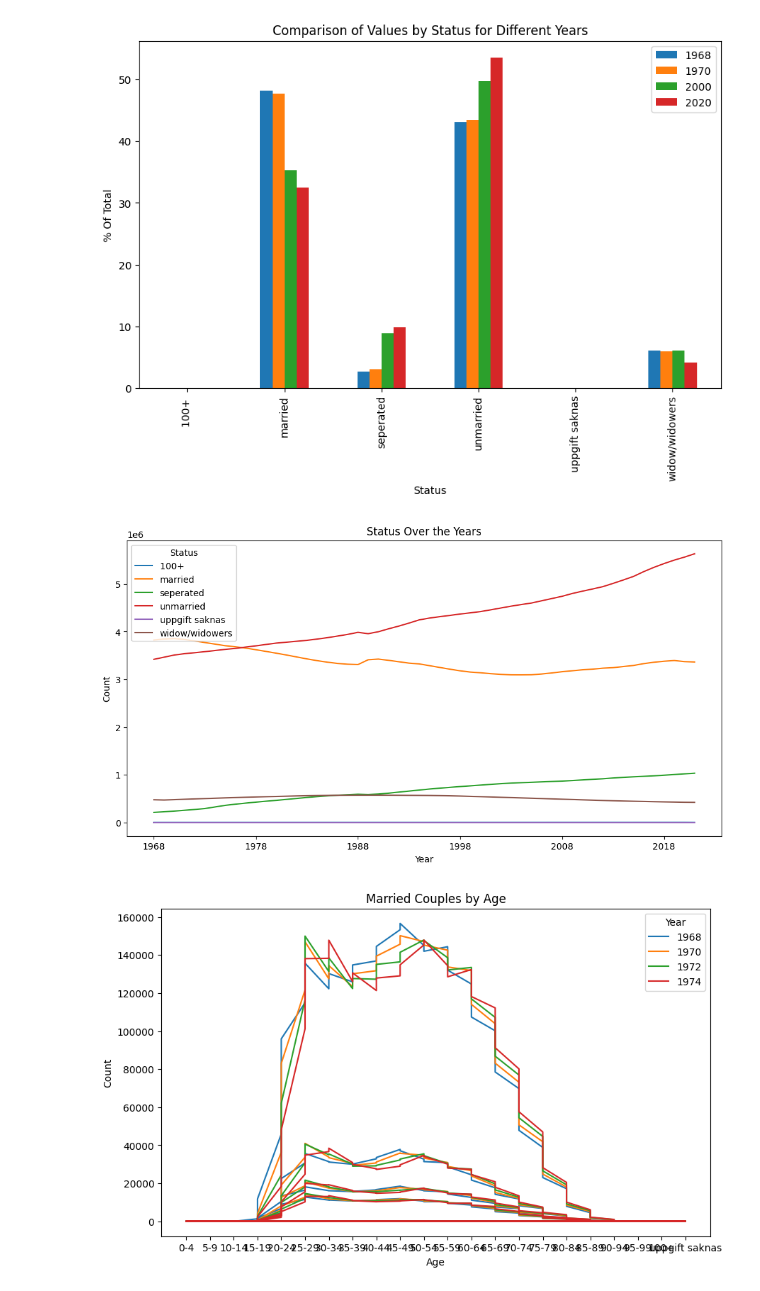
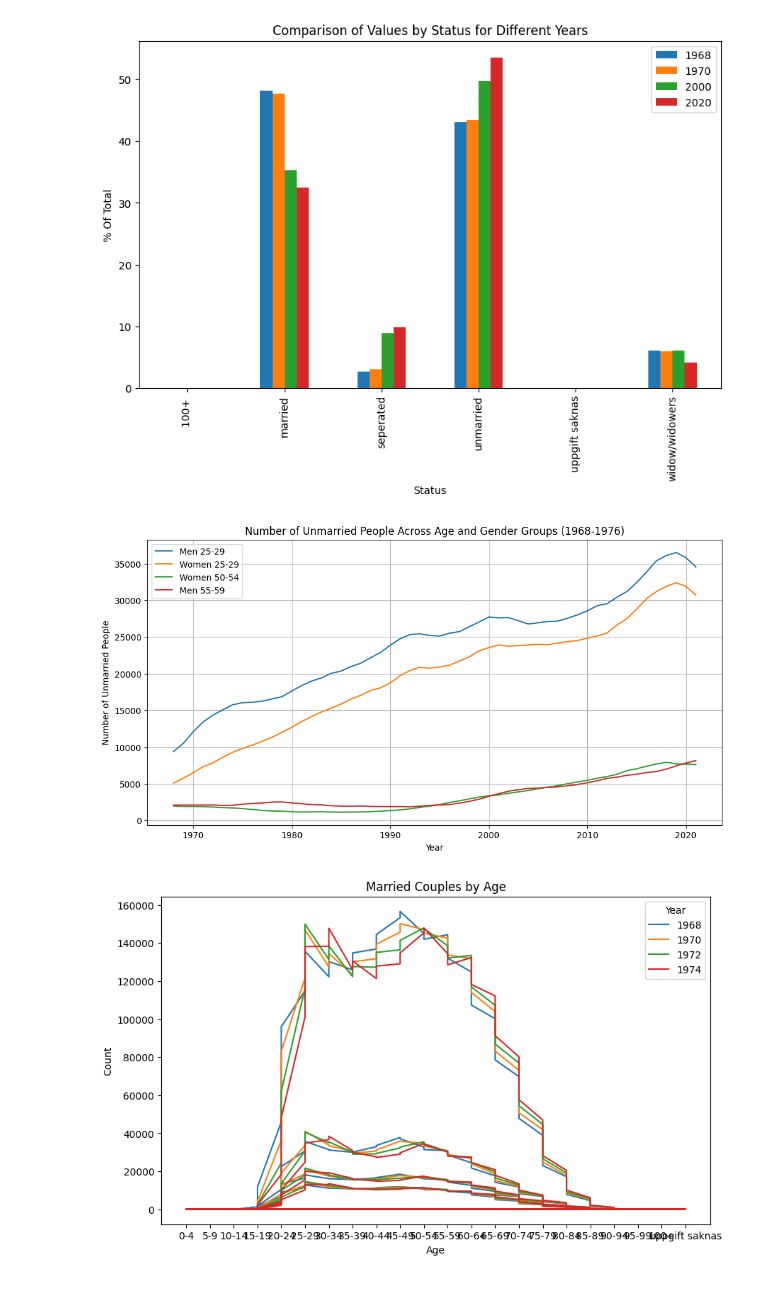
Before and after one commit to abbmarand/ai-sweden-young-talent, a Jupyter notebook: 3/assignment.ipynb, the cells around one changed output. Cells and saved outputs as stored; diff of their text form; code cells hidden in the pictures.

```diff
--- a/3/assignment.ipynb
+++ b/3/assignment.ipynb
@@ -224,12 +224,37 @@ plt.title('Comparison of Values by Status for Different Years')
 plt.show()
 # %% [output]
 [figure]
-# %%
-df.groupby('status').sum().drop(['region', 'age', 'gender'], axis=1).T.plot(figsize=(12, 6))
-plt.xlabel('Year')
-plt.ylabel('Count')
-plt.title('Status Over the Years')
-plt.legend(title='Status')
-plt.show()
-# %% [output]
-[figure, removed]
+# %%
+def filter_df(df, age, status, gender):
+    df_filtered = df[df['age'] == age]
+    df_filtered = df_filtered[df_filtered['region'] == '0020 Stor-Goteborg'].groupby(['status', 'gender']).sum().reset_index()
+    df_filtered = df_filtered[df_filtered['status'] == status]
+    df_filtered = df_filtered[df_filtered['gender'] == gender]
+    df_filtered = df_filtered.set_index('age').drop(columns=['status', 'gender', 'region'])
+    return df_filtered
+
+df = pd.read_csv('age2.csv')
+
+df1 = filter_df(df, '25-29', 'unmarried', 'men')
+df2 = filter_df(df, '25-29', 'unmarried', 'women')
+df3 = filter_df(df, '50-54', 'unmarried', 'women')
+df4 = filter_df(df, '55-59', 'unmarried', 'men')
+
+years = df1.columns.astype(int)
+plt.figure(figsize=(12, 6))
+
+plt.plot(years, df1.iloc[0].values, label='Men 25-29')
+plt.plot(years, df2.iloc[0].values, label='Women 25-29')
+plt.plot(years, df3.iloc[0].values, label='Women 50-54')
+plt.plot(years, df4.iloc[0].values, label='Men 55-59')
+
+plt.title('Number of Unmarried People Across Age and Gender Groups (1968-1976)')
+plt.xlabel('Year')
+plt.ylabel('Number of Unmarried People')
+
+
+plt.legend()
+plt.grid(True)
+plt.show()
+# %% [output]
+[figure, added]
```
Also changed, not shown: parts of 1 cell of this notebook, 4 other files.
